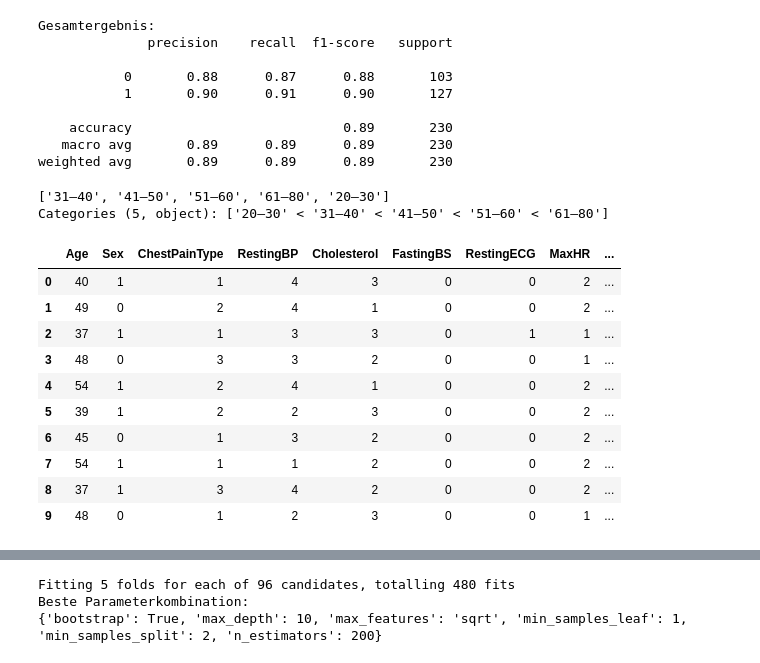
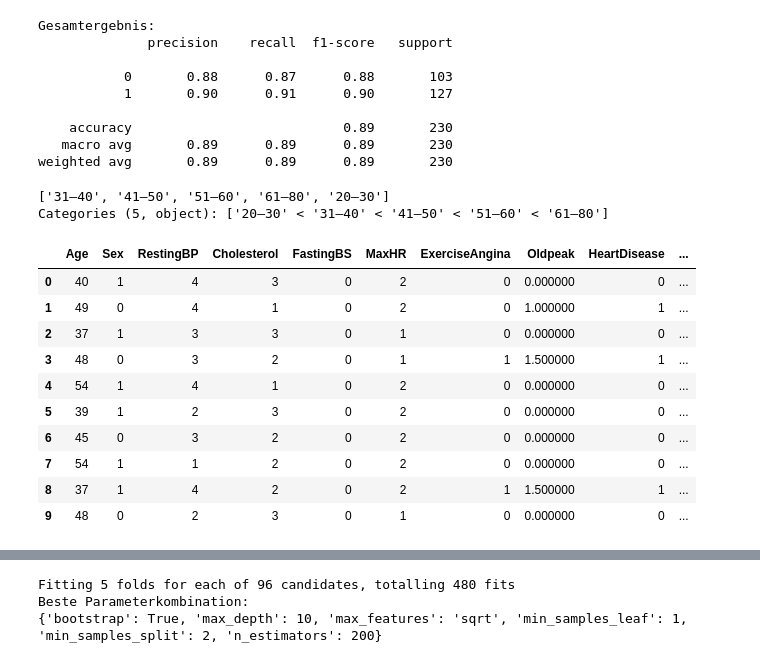
Before and after one commit to ManaTrooo/Asai-Projekt, a Jupyter notebook: DataSet_2.ipynb, the cells around one changed output, grey strips where cells are left out. Saved outputs shown, nothing was run; the diff lists cells and outputs as text; code cells hidden in the pictures.

Commit message:
one hot encoding?

```diff
--- a/DataSet_2.ipynb
+++ b/DataSet_2.ipynb
@@ -415,6 +415,7 @@ Gesamtergebnis:
 weighted avg       0.89      0.89      0.89       230
 # %%
 # Feature Engineering
+
 # Resting BP
 def restingBP_categorization(bp):
     if bp < 120:
@@ -473,7 +474,10 @@ def age_category(age_group):
 
 df['Age_cat'] = df['Age_cat'].apply(age_category)
 
-
+#One Hot Encoding bei Nominalen Kategorien
+# One-Hot-Encoding für nominale Kategorien
+df = pd.get_dummies(df, columns=["ChestPainType", "RestingECG", "ST_Slope"], drop_first=True, dtype=int)
+"""
 #ChestpainType
 chest_pain_map = {
     "TA": 0,   # Typical Angina
@@ -490,44 +494,45 @@ resting_ecg_map = {
     "ST": 1,
     "LVH": 2
 }
 
 df["RestingECG"] = df["RestingECG"].map(resting_ecg_map)
 
 # ST_Slope
 st_slope_map = {
     "Up": 0,
     "Flat": 1,
     "Down": 2
 }
 
 df["ST_Slope"] = df["ST_Slope"].map(st_slope_map)
+"""
 
 # Mapping für Sex (Männlich = 1, Weiblich = 0)
 df["Sex"] = df["Sex"].map({'M': 1, 'F': 0})
 
 # Mapping für ExerciseAngina (Ja = 1, Nein = 0)
 df["ExerciseAngina"] = df["ExerciseAngina"].map({'Y': 1, 'N': 0})
 
 styled_df = df.head(10).style.set_table_styles([
     {'selector': 'thead th', 'props': [('background-color', '#1f77b4'), ('color', 'white'), ('font-weight', 'bold')]},
     {'selector': 'tbody td', 'props': [('border', '1px solid #ddd'), ('text-align', 'center')]}
 ]).set_properties(**{'text-align': 'center'})
 
 styled_df
 # %% [output]
 ['31–40', '41–50', '51–60', '61–80', '20–30']
 Categories (5, object): ['20–30' < '31–40' < '41–50' < '51–60' < '61–80']
-|  | Age | Sex | ChestPainType | RestingBP | Cholesterol | FastingBS | RestingECG | MaxHR | ... |
-| 0 | 40 | 1 | 1 | 4 | 3 | 0 | 0 | 2 | ... |
-| 1 | 49 | 0 | 2 | 4 | 1 | 0 | 0 | 2 | ... |
-| 2 | 37 | 1 | 1 | 3 | 3 | 0 | 1 | 1 | ... |
-| 3 | 48 | 0 | 3 | 3 | 2 | 0 | 0 | 1 | ... |
-| 4 | 54 | 1 | 2 | 4 | 1 | 0 | 0 | 2 | ... |
-| 5 | 39 | 1 | 2 | 2 | 3 | 0 | 0 | 2 | ... |
-| 6 | 45 | 0 | 1 | 3 | 2 | 0 | 0 | 2 | ... |
-| 7 | 54 | 1 | 1 | 1 | 2 | 0 | 0 | 2 | ... |
-| 8 | 37 | 1 | 3 | 4 | 2 | 0 | 0 | 2 | ... |
-| 9 | 48 | 0 | 1 | 2 | 3 | 0 | 0 | 1 | ... |
+|  | Age | Sex | RestingBP | Cholesterol | FastingBS | MaxHR | ExerciseAngina | Oldpeak | HeartDisease | ... |
+| 0 | 40 | 1 | 4 | 3 | 0 | 2 | 0 | 0.000000 | 0 | ... |
+| 1 | 49 | 0 | 4 | 1 | 0 | 2 | 0 | 1.000000 | 1 | ... |
+| 2 | 37 | 1 | 3 | 3 | 0 | 1 | 0 | 0.000000 | 0 | ... |
+| 3 | 48 | 0 | 3 | 2 | 0 | 1 | 1 | 1.500000 | 1 | ... |
+| 4 | 54 | 1 | 4 | 1 | 0 | 2 | 0 | 0.000000 | 0 | ... |
+| 5 | 39 | 1 | 2 | 3 | 0 | 2 | 0 | 0.000000 | 0 | ... |
+| 6 | 45 | 0 | 3 | 2 | 0 | 2 | 0 | 0.000000 | 0 | ... |
+| 7 | 54 | 1 | 1 | 2 | 0 | 2 | 0 | 0.000000 | 0 | ... |
+| 8 | 37 | 1 | 4 | 2 | 0 | 2 | 1 | 1.500000 | 1 | ... |
+| 9 | 48 | 0 | 2 | 3 | 0 | 1 | 0 | 0.000000 | 0 | ... |
 # %%
 #Skalieren
 scaler = MinMaxScaler()
```
Also changed, not shown: parts of 2 cells of this notebook.
